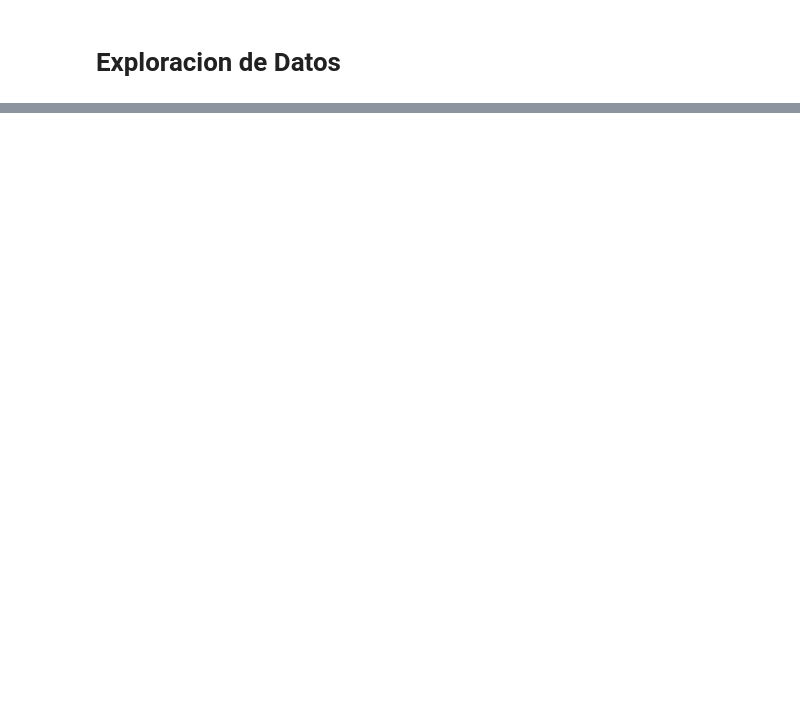
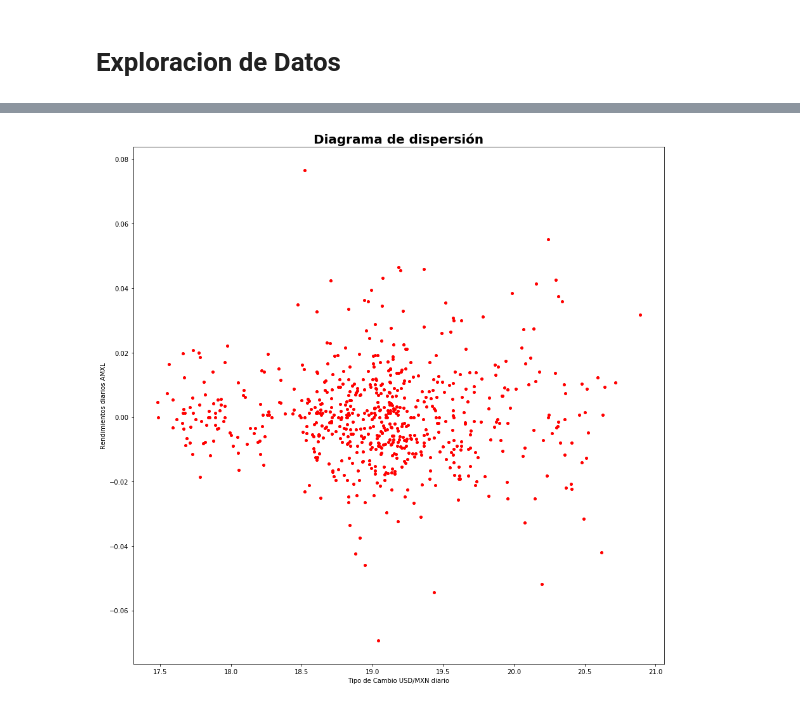
Before and after one commit to manueldiazrod97/trabajo_econometria_7, a Jupyter notebook: Proyecto Logit-GanarBolsa_2.ipynb, the cells around one changed output, grey strips where cells are left out. Drawn from its saved outputs; the diff is of its cells as text; code cells hidden in the pictures; blank space fills up the shorter version.

```diff
--- a/Proyecto Logit-GanarBolsa_2.ipynb
+++ b/Proyecto Logit-GanarBolsa_2.ipynb
@@ -418,0 +627,11 @@ ValueError: DataFrame constructor not properly called!
+# %%
+fig = plt.figure(figsize=(15, 15))
+plt.title('Diagrama de dispersión', fontsize=20, fontweight='bold')
+plt.xlabel('Tipo de Cambio USD/MXN diario', fontsize=10)
+plt.ylabel('Rendimientos diarios AMXL', fontsize=10)
+x = df1['USD/MXN']
+y = df1['R (y) AMXL']
+plt.plot(x, y, 'o', markersize=4, c='r')
+plt.show()
+# %% [output]
+[figure, added]
```
Also changed, not shown: parts of 64 cells of this notebook.
